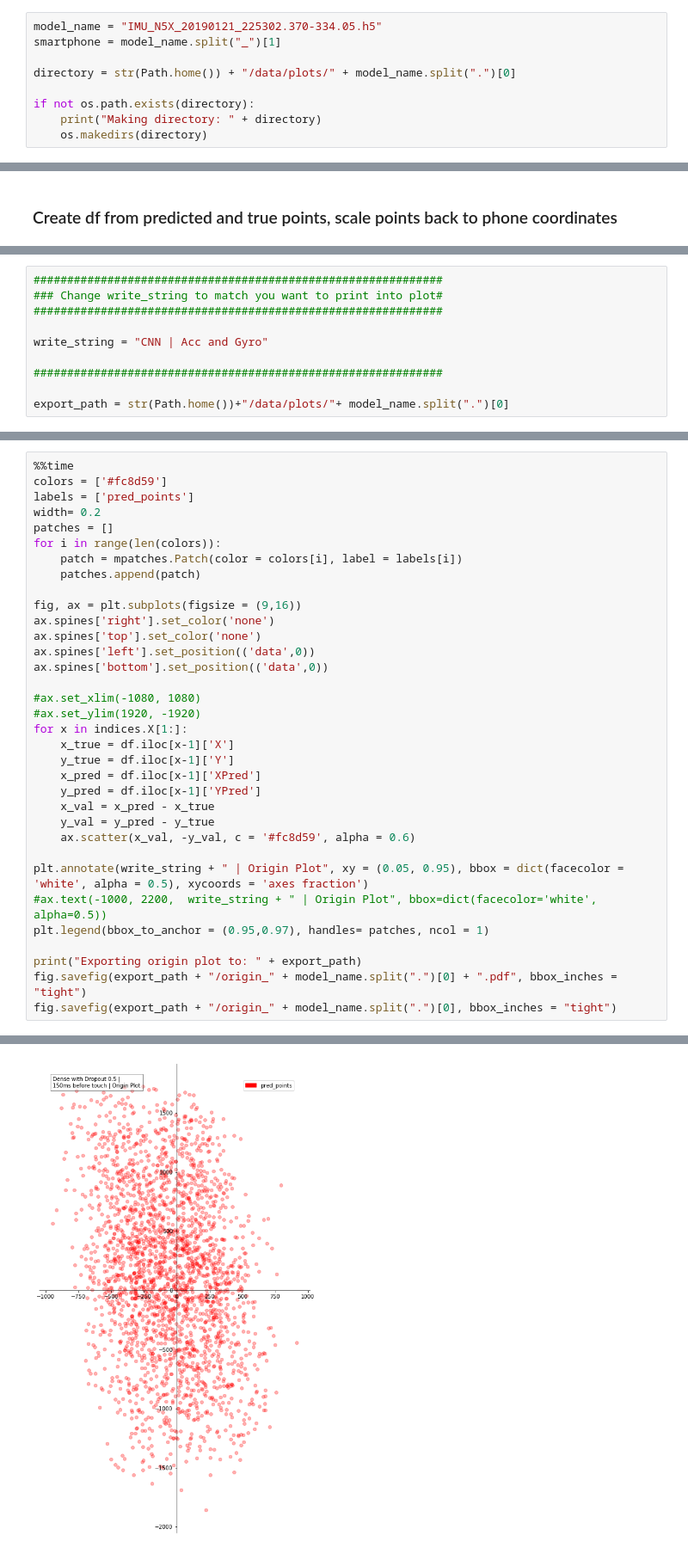
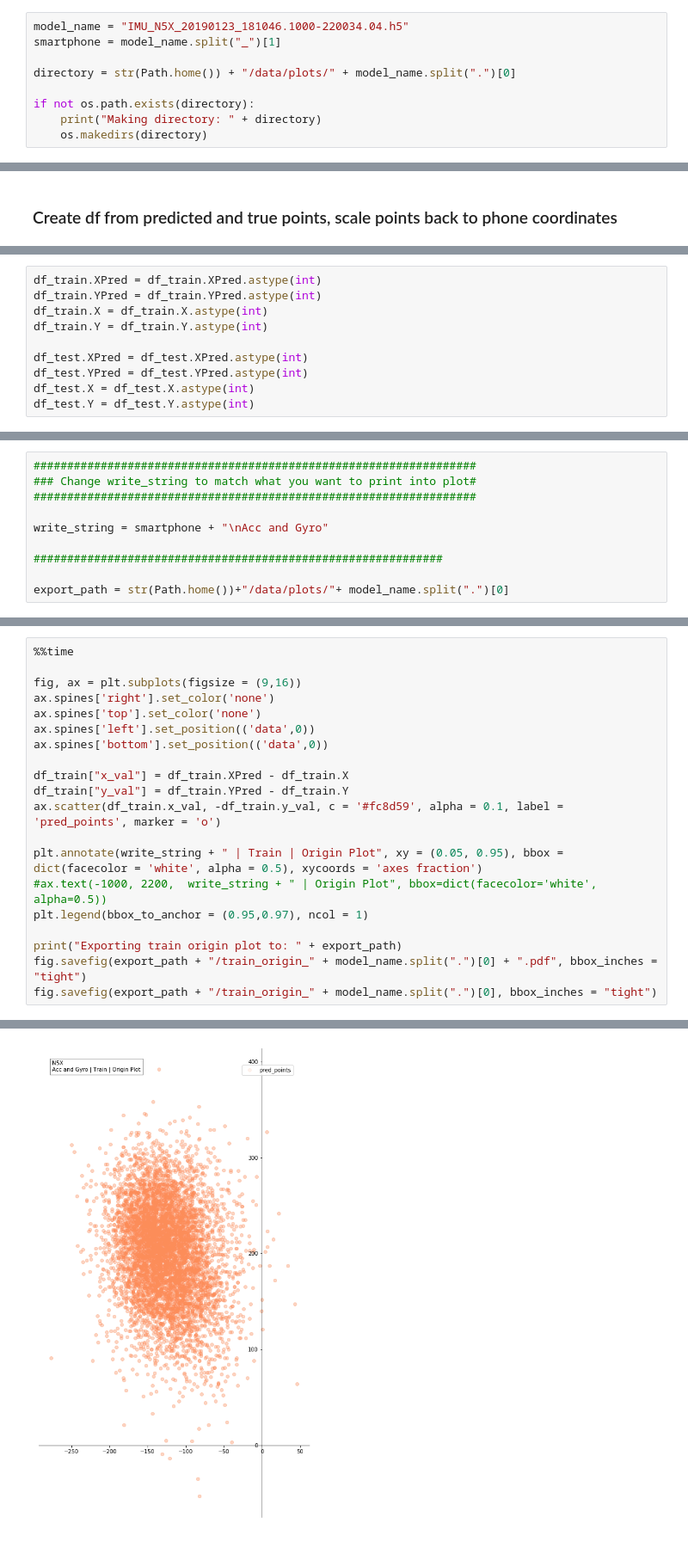
Before and after one commit to Stunkymonkey/fapra-imu, a Jupyter notebook: keras/03_model-predict.ipynb, the cells around one changed output, grey strips where cells are left out. Shown at 86% size. Cells and saved outputs as stored; diff of their text form.

```diff
--- a/keras/03_model-predict.ipynb
+++ b/keras/03_model-predict.ipynb
@@ -70,7 +47,7 @@ def myGenerator(set_name, batch_size):
 # %% [markdown]
 # change model name to match model you want to predict with
 # %%
-model_name = "IMU_N5X_20190121_225302.370-334.05.h5"
+model_name = "IMU_N5X_20190123_181046.1000-220034.04.h5"
 smartphone = model_name.split("_")[1]
 
 directory = str(Path.home()) + "/data/plots/" + model_name.split(".")[0]
@@ -166,0 +148,10 @@ indices = df.ne(df.shift()).apply(lambda x: x.index[x].tolist())
+# %%
+df_train.XPred = df_train.XPred.astype(int)
+df_train.YPred = df_train.YPred.astype(int)
+df_train.X = df_train.X.astype(int)
+df_train.Y = df_train.Y.astype(int)
+
+df_test.XPred = df_test.XPred.astype(int)
+df_test.YPred = df_test.YPred.astype(int)
+df_test.X = df_test.X.astype(int)
+df_test.Y = df_test.Y.astype(int)
@@ -167,9 +160,9 @@ indices = df.ne(df.shift()).apply(lambda x: x.index[x].tolist())
 # %%
-#############################################################
-### Change write_string to match you want to print into plot#
-#############################################################
+##################################################################
+### Change write_string to match what you want to print into plot#
+##################################################################
 
-write_string = "CNN | Acc and Gyro"
+write_string = smartphone + "\nAcc and Gyro"
 
 #############################################################
 
@@ -177,12 +293,5 @@ export_path = str(Path.home())+"/data/plots/"+ model_name.split(".")[0]
 # %%
 %%time
-colors = ['#fc8d59']
-labels = ['pred_points']
-width= 0.2
-patches = []
-for i in range(len(colors)):
-    patch = mpatches.Patch(color = colors[i], label = labels[i])
-    patches.append(patch)
 
 fig, ax = plt.subplots(figsize = (9,16))
 ax.spines['right'].set_color('none')
@@ -190,22 +299,15 @@ ax.spines['top'].set_color('none')
 ax.spines['left'].set_position(('data',0))
 ax.spines['bottom'].set_position(('data',0))
 
-#ax.set_xlim(-1080, 1080)
-#ax.set_ylim(1920, -1920)
-for x in indices.X[1:]:
-    x_true = df.iloc[x-1]['X']
-    y_true = df.iloc[x-1]['Y']
-    x_pred = df.iloc[x-1]['XPred']
-    y_pred = df.iloc[x-1]['YPred']
-    x_val = x_pred - x_true
-    y_val = y_pred - y_true
-    ax.scatter(x_val, -y_val, c = '#fc8d59', alpha = 0.6)
+df_train["x_val"] = df_train.XPred - df_train.X
+df_train["y_val"] = df_train.YPred - df_train.Y
+ax.scatter(df_train.x_val, -df_train.y_val, c = '#fc8d59', alpha = 0.1, label = 'pred_points', marker = 'o')
 
-plt.annotate(write_string + " | Origin Plot", xy = (0.05, 0.95), bbox = dict(facecolor = 'white', alpha = 0.5), xycoords = 'axes fraction')
+plt.annotate(write_string + " | Train | Origin Plot", xy = (0.05, 0.95), bbox = dict(facecolor = 'white', alpha = 0.5), xycoords = 'axes fraction')
 #ax.text(-1000, 2200,  write_string + " | Origin Plot", bbox=dict(facecolor='white', alpha=0.5))
-plt.legend(bbox_to_anchor = (0.95,0.97), handles= patches, ncol = 1)
+plt.legend(bbox_to_anchor = (0.95,0.97), ncol = 1)
 
-print("Exporting origin plot to: " + export_path)
-fig.savefig(export_path + "/origin_" + model_name.split(".")[0] + ".pdf", bbox_inches = "tight")
-fig.savefig(export_path + "/origin_" + model_name.split(".")[0], bbox_inches = "tight")
+print("Exporting train origin plot to: " + export_path)
+fig.savefig(export_path + "/train_origin_" + model_name.split(".")[0] + ".pdf", bbox_inches = "tight")
+fig.savefig(export_path + "/train_origin_" + model_name.split(".")[0], bbox_inches = "tight")
 # %% [output]
@@ -215 +317 @@ Wall time: 21.7 s
-[figure, old version]
+[figure, new version]
```
Also changed, not shown: parts of 31 cells of this notebook.
